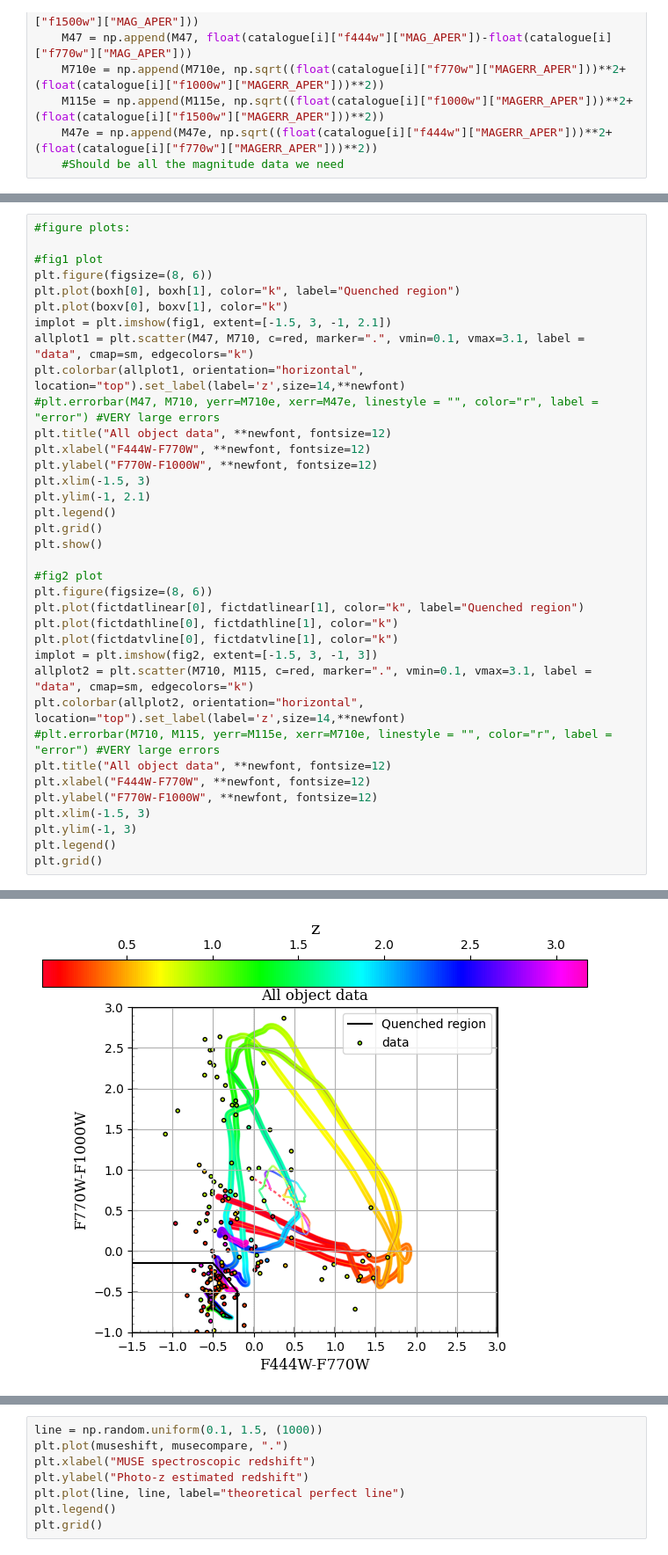
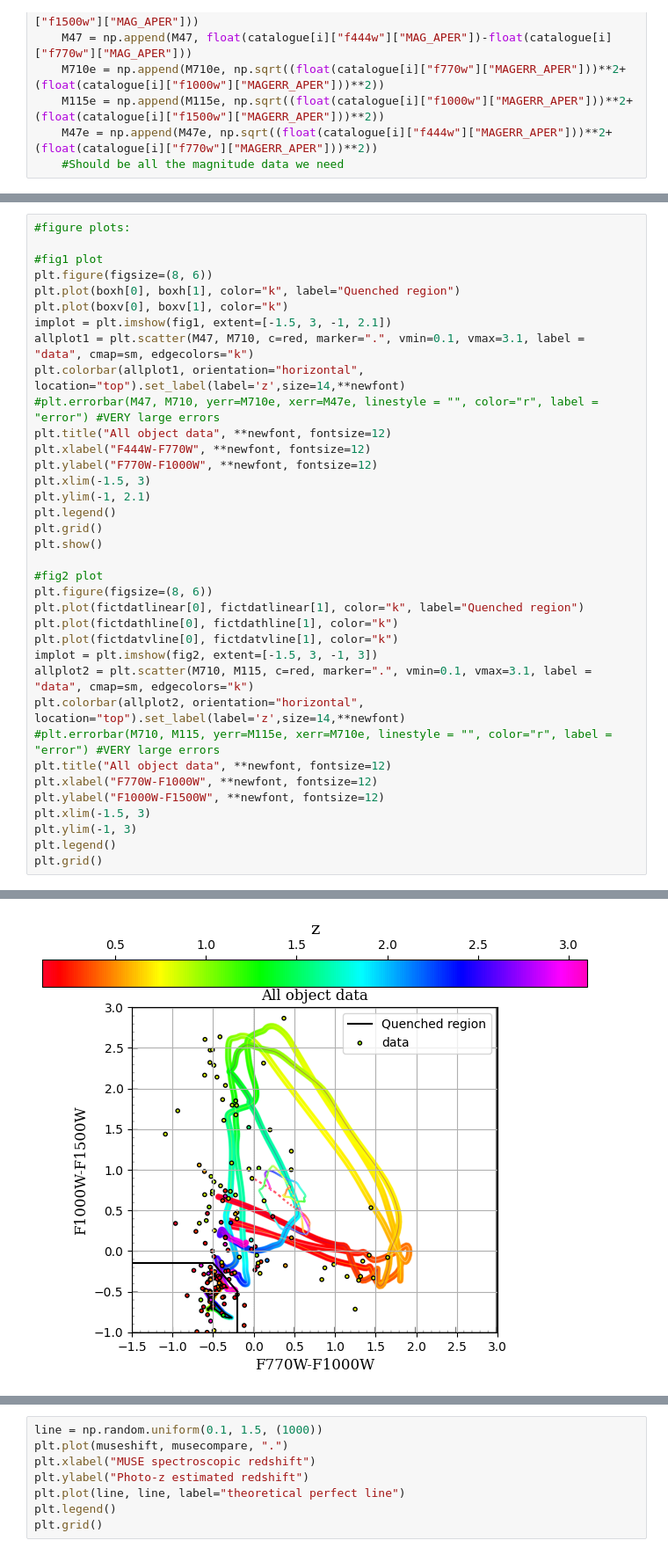
Before and after one commit to StellaWasTaken/1st-year-project, a Jupyter notebook: CSFG data results.ipynb, the cells around one changed output, grey strips where cells are left out. Shown at 88% size. Cells and saved outputs as stored; diff of their text form.

```diff
--- a/CSFG data results.ipynb
+++ b/CSFG data results.ipynb
@@ -109,8 +116,8 @@ allplot2 = plt.scatter(M710, M115, c=red, marker=".", vmin=0.1, vmax=3.1, label
 plt.colorbar(allplot2, orientation="horizontal", location="top").set_label(label='z',size=14,**newfont)
 #plt.errorbar(M710, M115, yerr=M115e, xerr=M710e, linestyle = "", color="r", label = "error") #VERY large errors
 plt.title("All object data", **newfont, fontsize=12)
-plt.xlabel("F444W-F770W", **newfont, fontsize=12)
-plt.ylabel("F770W-F1000W", **newfont, fontsize=12)
+plt.xlabel("F770W-F1000W", **newfont, fontsize=12)
+plt.ylabel("F1000W-F1500W", **newfont, fontsize=12)
 plt.xlim(-1.5, 3)
 plt.ylim(-1, 3)
 plt.legend()
@@ -120,4 +127,4 @@ plt.grid()
-[figure, old version]
+[figure, new version]
 # %%
 #Finding SFGs with z=>2 for fig1 plot and fig2 plot:
 
```
Also changed, not shown: parts of 7 cells of this notebook.
